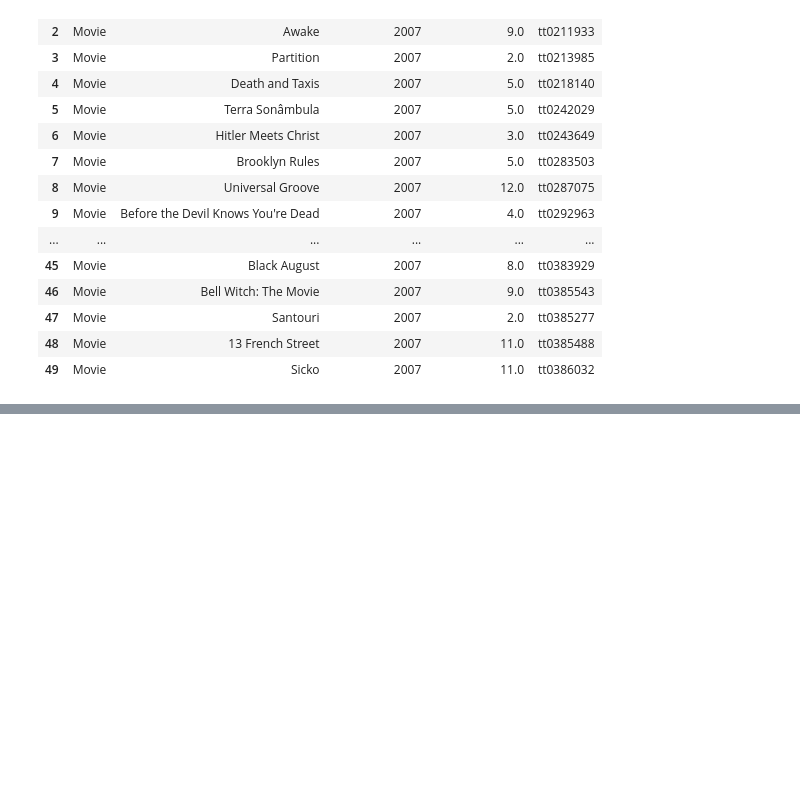
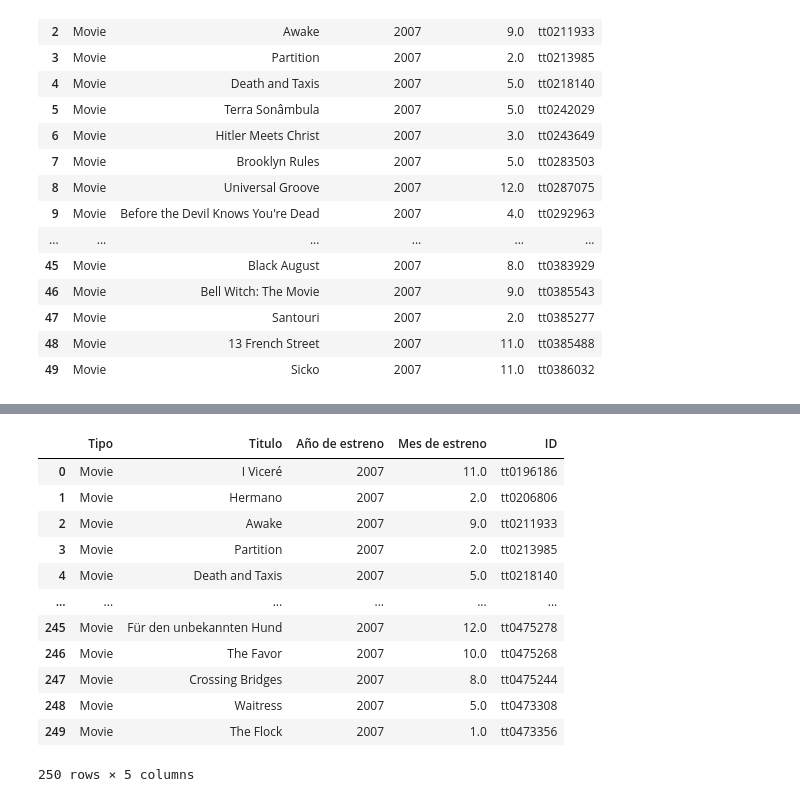
Before and after one commit to lmoraromero/proyecto-da-promo-G-modulo-2-team-2, a Jupyter notebook: peliculas.ipynb, the cells around one changed output, grey strips where cells are left out. Drawn from its saved outputs; the diff is of its cells as text; code cells hidden in the pictures; blank space fills up the shorter version.

Commit message:
solucion paginas

```diff
--- a/peliculas.ipynb
+++ b/peliculas.ipynb
@@ -121,7 +122,7 @@ df_pelis
 # %%
 url = "https://moviesdatabase.p.rapidapi.com/titles"
 
-querystring = {"genre":"Drama","titleType":"movie","year":"2007","page":"51","limit":"50"}
+querystring = {"genre":"Drama","titleType":"movie","year":"2007","page":"1","limit":"50"}
 
 headers = {
 	"X-RapidAPI-Key": "600295e169msh9cf6b785b5b61cep134f8bjsn9aa642a83b89",
@@ -157,0 +137,32 @@ response_json
+# %%
+lista_pelis = []
+
+for pagina in range(1, 6):
+    print(pagina)
+    url = "https://moviesdatabase.p.rapidapi.com/titles"
+
+    querystring = {"genre":"Drama","titleType":"movie","year":"2007","page":pagina,"limit":"50"}
+
+    headers = {
+	"X-RapidAPI-Key": "600295e169msh9cf6b785b5b61cep134f8bjsn9aa642a83b89",
+	"X-RapidAPI-Host": "moviesdatabase.p.rapidapi.com"
+    }
+
+    response = requests.get(url, headers=headers, params=querystring)
+    response_json = response.json()
+
+    for pelicula in response_json['results']:
+        '''print(pelicula['titleType']['text'])
+        print(pelicula['titleText']['text'])
+        print(pelicula['releaseYear']['year'])
+        print(pelicula['releaseDate']['month'])
+        print(pelicula['id'])'''
+        tipo = pelicula['titleType']['text']
+        titulo = pelicula['titleText']['text']
+        estreno_a = pelicula['releaseYear']['year']
+        estreno_m = pelicula['releaseDate']['month'] if pelicula['releaseDate'] else None
+        id_pel = pelicula['id']
+
+        tupla_pelis = (tipo, titulo, estreno_a, estreno_m, id_pel)
+        lista_pelis.append(tupla_pelis)
+print(lista_pelis)
@@ -157,0 +176,20 @@ response_json
+# %%
+columna_names = ['Tipo', 'Titulo', 'Año de estreno', 'Mes de estreno', 'ID']
+# %%
+df_pelis = pd.DataFrame(lista_pelis, columns=columna_names)
+# %%
+df_pelis
+# %% [output]
+|  | Tipo | Titulo | Año de estreno | Mes de estreno | ID |
+| 0 | Movie | I Viceré | 2007 | 11.0 | tt0196186 |
+| 1 | Movie | Hermano | 2007 | 2.0 | tt0206806 |
+| 2 | Movie | Awake | 2007 | 9.0 | tt0211933 |
+| 3 | Movie | Partition | 2007 | 2.0 | tt0213985 |
+| 4 | Movie | Death and Taxis | 2007 | 5.0 | tt0218140 |
+| ... | ... | ... | ... | ... | ... |
+| 245 | Movie | Für den unbekannten Hund | 2007 | 12.0 | tt0475278 |
+| 246 | Movie | The Favor | 2007 | 10.0 | tt0475268 |
+| 247 | Movie | Crossing Bridges | 2007 | 8.0 | tt0475244 |
+| 248 | Movie | Waitress | 2007 | 5.0 | tt0473308 |
+| 249 | Movie | The Flock | 2007 | 1.0 | tt0473356 |
+250 rows × 5 columns
```
Also changed, not shown: parts of 5 cells of this notebook.
